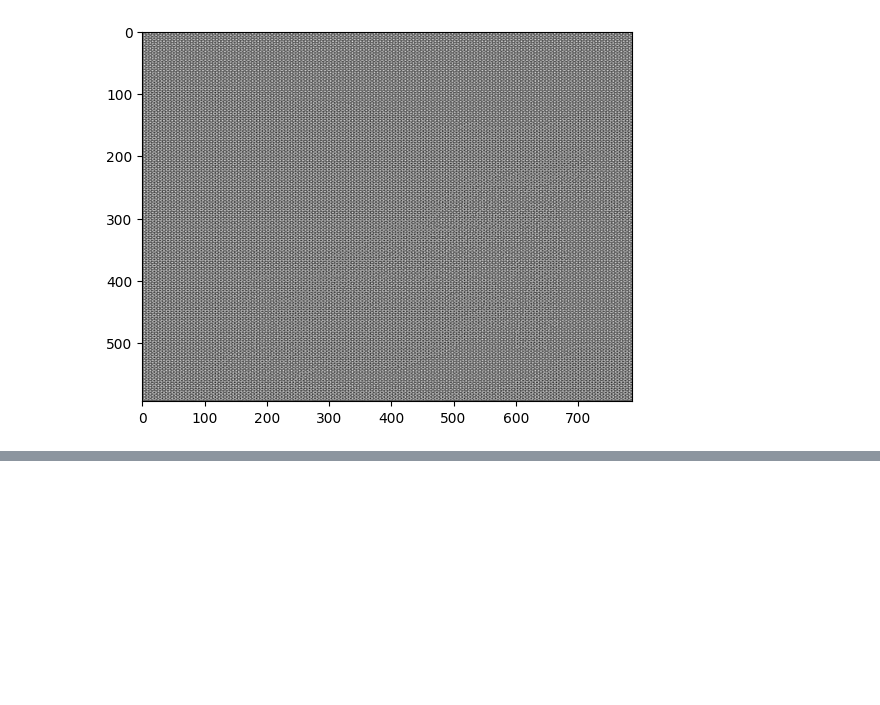
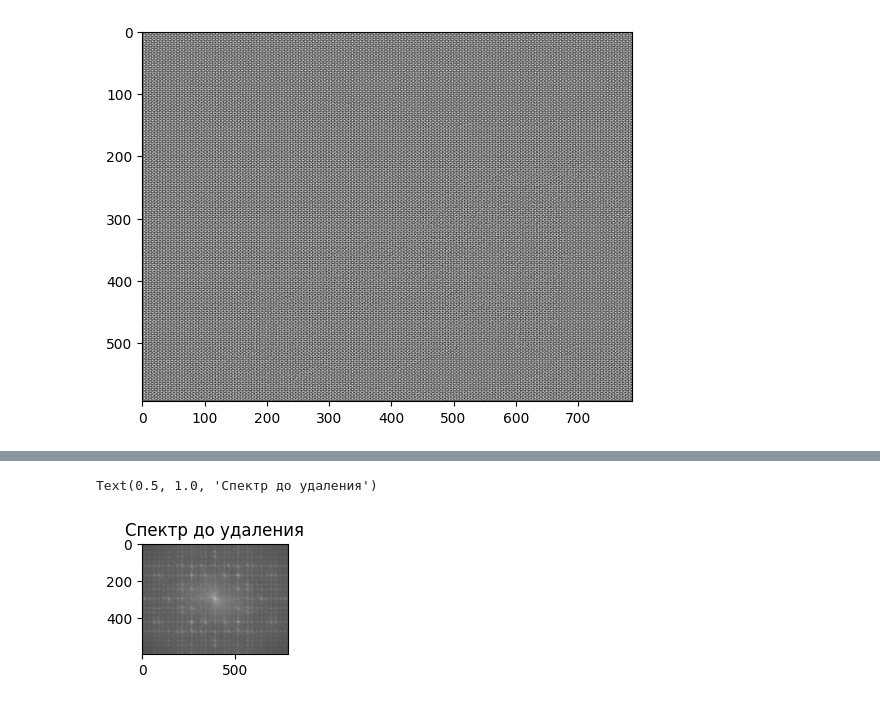
Before and after one commit to baifffboy/image_processing, a Jupyter notebook: 5/Practice_5_fft.ipynb, the cells around one changed output, grey strips where cells are left out. Cells and saved outputs as stored; diff of their text form; code cells hidden in the pictures; blank space fills up the shorter version.

```diff
--- a/5/Practice_5_fft.ipynb
+++ b/5/Practice_5_fft.ipynb
@@ -117,0 +117,7 @@ plt.imshow(result, cmap = 'gray')
+# %%
+plt.subplot(1,3,2)
+plt.imshow(magnitude_spectrum, cmap='gray')
+plt.title('Спектр до удаления')
+# %% [output]
+Text(0.5, 1.0, 'Спектр до удаления')
+[figure, added]
```
Also changed, not shown: parts of 12 cells of this notebook.
